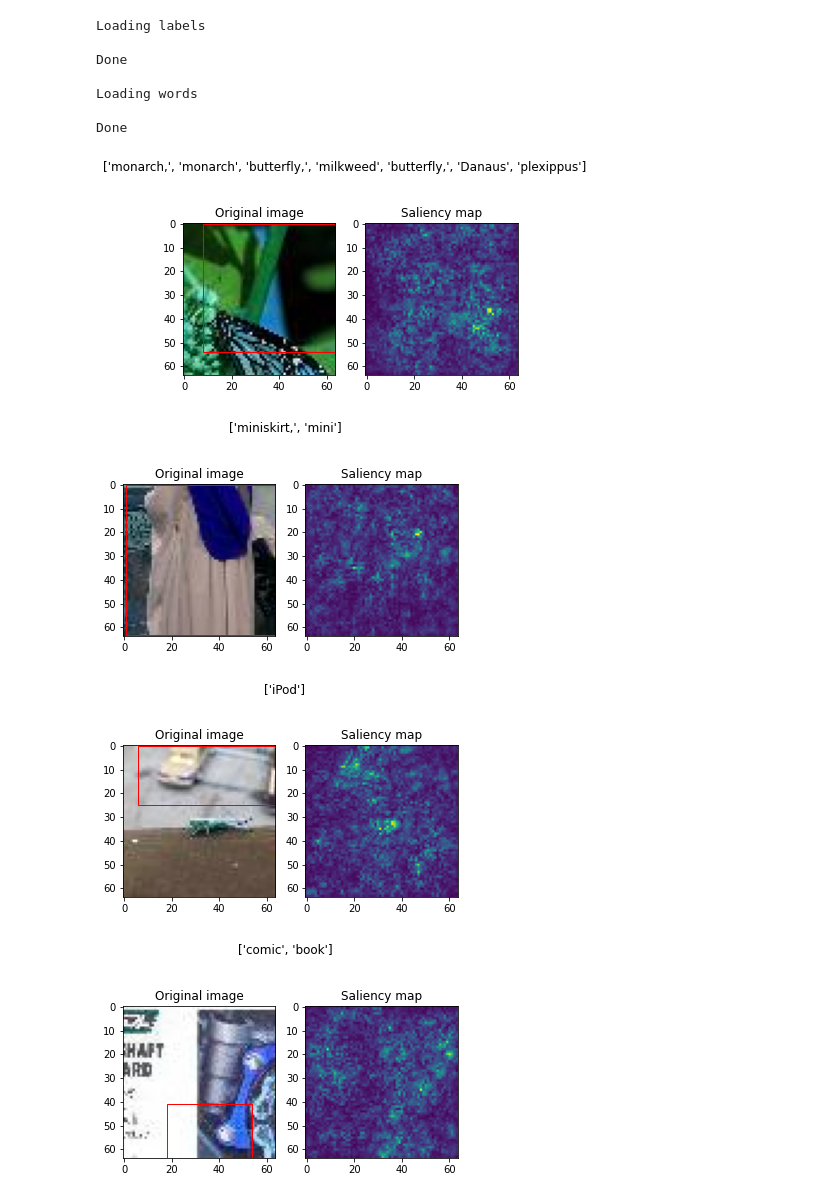
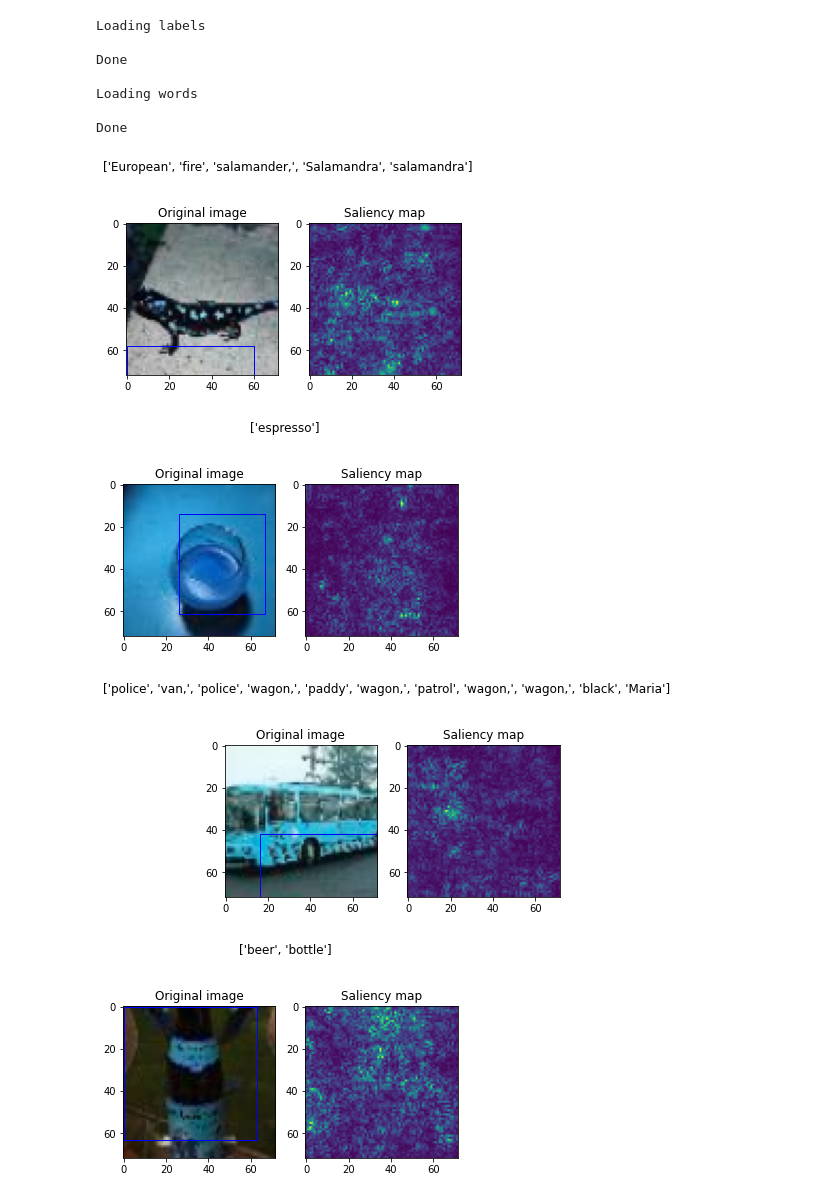
Before and after one commit to kevnnliu/cvproject-genclass, a Jupyter notebook: Saliency.ipynb, the cells around one changed output. Saved outputs shown, nothing was run; the diff lists cells and outputs as text; code cells hidden in the pictures.

Commit message:
modify Saliency for BravoNet and figsaving. Add GAN notebook

```diff
--- a/Saliency.ipynb
+++ b/Saliency.ipynb
@@ -70,6 +71,6 @@ custom_metrics = {
     "top3_accuracy": top3_acc,
     "top5_accuracy": top5_acc
 }
-model = load_model('../AlphaNet_v2.h5', custom_objects=custom_metrics)
+model = load_model('../BravoNet.h5', custom_objects=custom_metrics)
 model.summary()
 # %% [output]
@@ -140,36 +139,38 @@ with CustomObjectScope({"top3_accuracy": top3_acc, "top5_accuracy": top5_acc,}):
 indices_to_visualize = np.random.choice(len(X_val), 10)
 
 with CustomObjectScope({"top3_accuracy": top3_acc, "top5_accuracy": top5_acc,}):
 
     for index_to_visualize in indices_to_visualize:
         # Get input
         input_image = X_val[index_to_visualize]
         input_class = np.argmax(y_val[index_to_visualize])
 
         # Matplotlib preparations
         fig, axes = plt.subplots(1, 2)
 
         # Generate visualization
-
+        input_image = resize(input_image, (72, 72, 3))
         visualization = visualize_saliency(model, layer_index, filter_indices=input_class, seed_input=input_image)
 
         y_pred = model.predict(input_image[np.newaxis,...])
         class_idxs_sorted = np.argsort(y_pred.flatten())[::-1]
 
         class_idx = class_idxs_sorted[0]
 
         axes[0].imshow(input_image)
         b = boxes['val_'+str(index_to_visualize)+'.JPEG']
-        rect = patches.Rectangle((int(b[0]),int(b[1])),int(b[2]),int(b[3]),linewidth=1,edgecolor='r',facecolor='none')
+        rect = patches.Rectangle((int(b[0]),int(b[1])),int(b[2]),int(b[3]),linewidth=1,edgecolor='b',facecolor='none')
         axes[0].add_patch(rect)
         axes[0].set_title('Original image')
         axes[1].imshow(visualization)
 
         axes[1].set_title('Saliency map')
         fig.suptitle(words[labels[class_idx]])
+        fname = './saliency'+str(index_to_visualize)+'.png'
+        plt.savefig(fname, bbox_inches='tight')
         plt.show()
 # %% [output]
-[figure, old version]
+[figure, new version]
-[figure, old version]
+[figure, new version]
-[figure, old version]
+[figure, new version]
-[figure, old version]
+[figure, new version]
```
Also changed, not shown: parts of 5 cells of this notebook, 9 other files.
